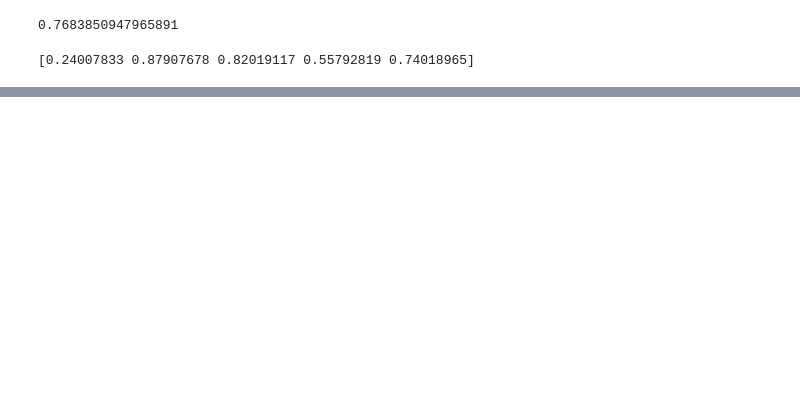
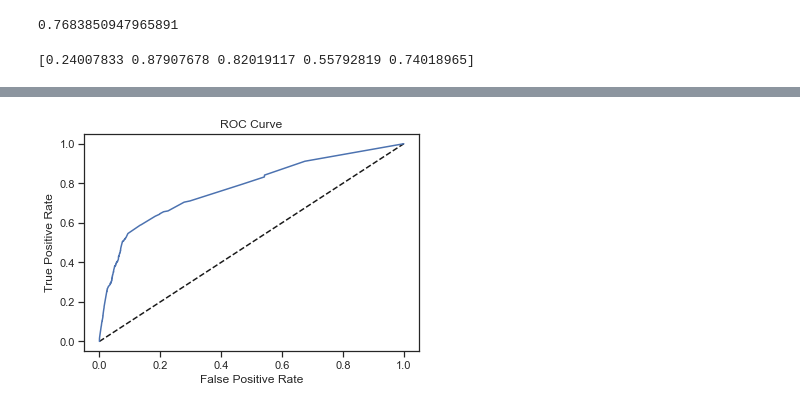
Before and after one commit to Dataforreal/springboard, a Jupyter notebook: Capstone_1/Capstone_Project_1.ipynb, the cells around one changed output, grey strips where cells are left out. Saved outputs shown, nothing was run; the diff lists cells and outputs as text; code cells hidden in the pictures; blank space fills up the shorter version.

Commit message:
random forest added

```diff
--- a/Capstone_1/Capstone_Project_1.ipynb
+++ b/Capstone_1/Capstone_Project_1.ipynb
@@ -1095,0 +1117,13 @@ Logistic Regression gave us about 89% accuracy both on train and test data. Conf
+# %%
+# Create training and test sets
+X_train_rf, X_test_rf, y_train_rf, y_test_rf = train_test_split(X, y, test_size = 0.2, random_state=42)
+
+# Create the classifier: random_forest
+random_forest = RandomForestClassifier(n_estimators=200, max_depth = 3, max_features=17, random_state=42)
+
+# Fit the classifier to the training data
+random_forest.fit(X_train_rf, y_train_rf)
+
+# predict X_test_rf
+y_pred_rf = random_forest.predict(X_test_rf)
+y_pred_prob_rf = random_forest.predict_proba(X_test_rf)[:,1]
@@ -1095,0 +1172,13 @@ Logistic Regression gave us about 89% accuracy both on train and test data. Conf
+# %%
+# Generate ROC curve values: fpr, tpr, thresholds
+fpr, tpr, thresholds = roc_curve(y_test_rf, y_pred_prob_rf)
+
+# Plot ROC curve
+plt.plot([0, 1], [0, 1], 'k--')
+plt.plot(fpr, tpr)
+plt.xlabel('False Positive Rate')
+plt.ylabel('True Positive Rate')
+plt.title('ROC Curve')
+plt.show()
+# %% [output]
+[figure, added]
```
Also changed, not shown: parts of 33 cells of this notebook.
